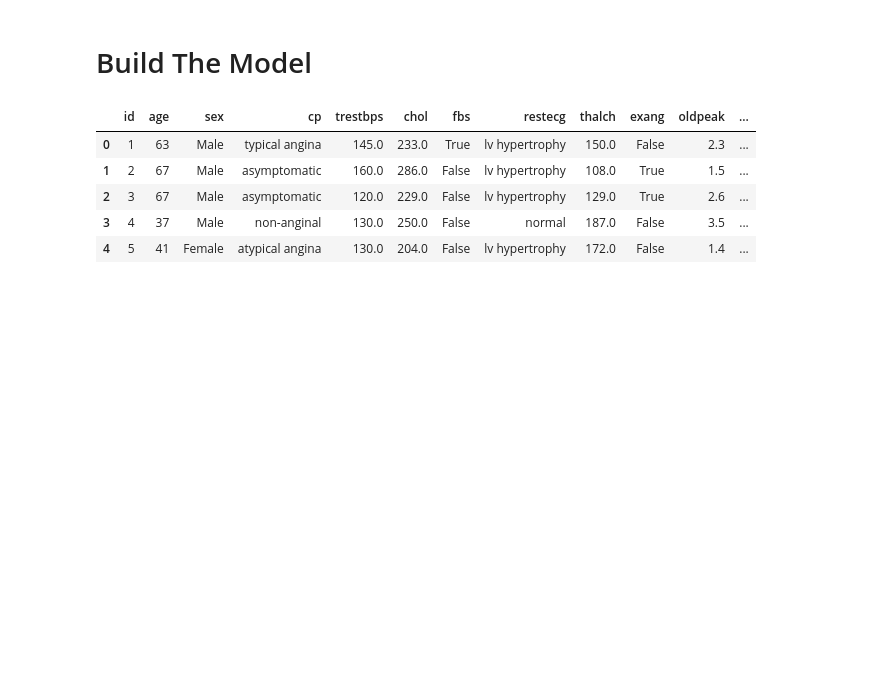
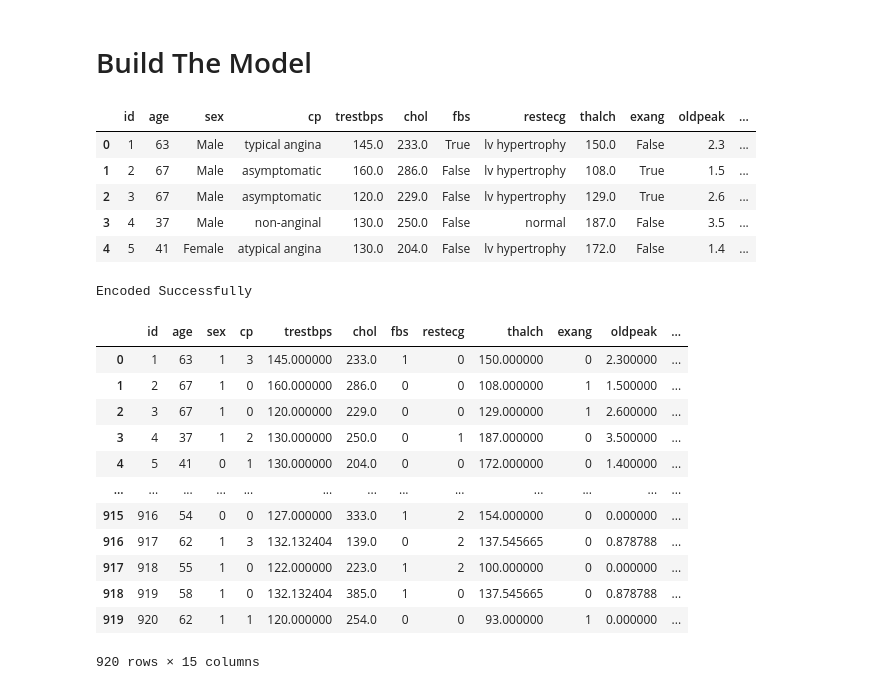
Before and after one commit to itsluckysharma01/Heart_Disease_Prediction-Algorithm_Comparison-SVM-KNN, a Jupyter notebook: Heart_Disease_Prediction&Algorithm_Comparison-SVM-KNN.ipynb, the cells around one changed output. Drawn from its saved outputs; the diff is of its cells as text; code cells hidden in the pictures; blank space fills up the shorter version.

Commit message:
Encoded Successfully

```diff
--- a/Heart_Disease_Prediction&Algorithm_Comparison-SVM-KNN.ipynb
+++ b/Heart_Disease_Prediction&Algorithm_Comparison-SVM-KNN.ipynb
@@ -489,6 +489,7 @@ le_cp = LabelEncoder()
 le_restecg = LabelEncoder()
 le_exang = LabelEncoder()
 le_slope = LabelEncoder()
+le_fbs = LabelEncoder()
 le_thal = LabelEncoder()
 
 df['sex'] = le_sex.fit_transform(df['sex'])
@@ -496,4 +497,24 @@ df['cp'] = le_cp.fit_transform(df['cp'])
 df['restecg'] = le_restecg.fit_transform(df['restecg'])
 df['exang'] = le_exang.fit_transform(df['exang'])
 df['slope'] = le_slope.fit_transform(df['slope'])
+df['fbs'] = le_fbs.fit_transform(df['fbs'])
 df['thal'] = le_thal.fit_transform(df['thal'])
+print("Encoded Successfully")
+# %% [output]
+Encoded Successfully
+# %%
+df
+# %% [output]
+|  | id | age | sex | cp | trestbps | chol | fbs | restecg | thalch | exang | oldpeak | ... |
+| 0 | 1 | 63 | 1 | 3 | 145.000000 | 233.0 | 1 | 0 | 150.000000 | 0 | 2.300000 | ... |
+| 1 | 2 | 67 | 1 | 0 | 160.000000 | 286.0 | 0 | 0 | 108.000000 | 1 | 1.500000 | ... |
+| 2 | 3 | 67 | 1 | 0 | 120.000000 | 229.0 | 0 | 0 | 129.000000 | 1 | 2.600000 | ... |
+| 3 | 4 | 37 | 1 | 2 | 130.000000 | 250.0 | 0 | 1 | 187.000000 | 0 | 3.500000 | ... |
+| 4 | 5 | 41 | 0 | 1 | 130.000000 | 204.0 | 0 | 0 | 172.000000 | 0 | 1.400000 | ... |
+| ... | ... | ... | ... | ... | ... | ... | ... | ... | ... | ... | ... | ... |
+| 915 | 916 | 54 | 0 | 0 | 127.000000 | 333.0 | 1 | 2 | 154.000000 | 0 | 0.000000 | ... |
+| 916 | 917 | 62 | 1 | 3 | 132.132404 | 139.0 | 0 | 2 | 137.545665 | 0 | 0.878788 | ... |
+| 917 | 918 | 55 | 1 | 0 | 122.000000 | 223.0 | 1 | 2 | 100.000000 | 0 | 0.000000 | ... |
+| 918 | 919 | 58 | 1 | 0 | 132.132404 | 385.0 | 1 | 0 | 137.545665 | 0 | 0.878788 | ... |
+| 919 | 920 | 62 | 1 | 1 | 120.000000 | 254.0 | 0 | 0 | 93.000000 | 1 | 0.000000 | ... |
+920 rows × 15 columns
```
